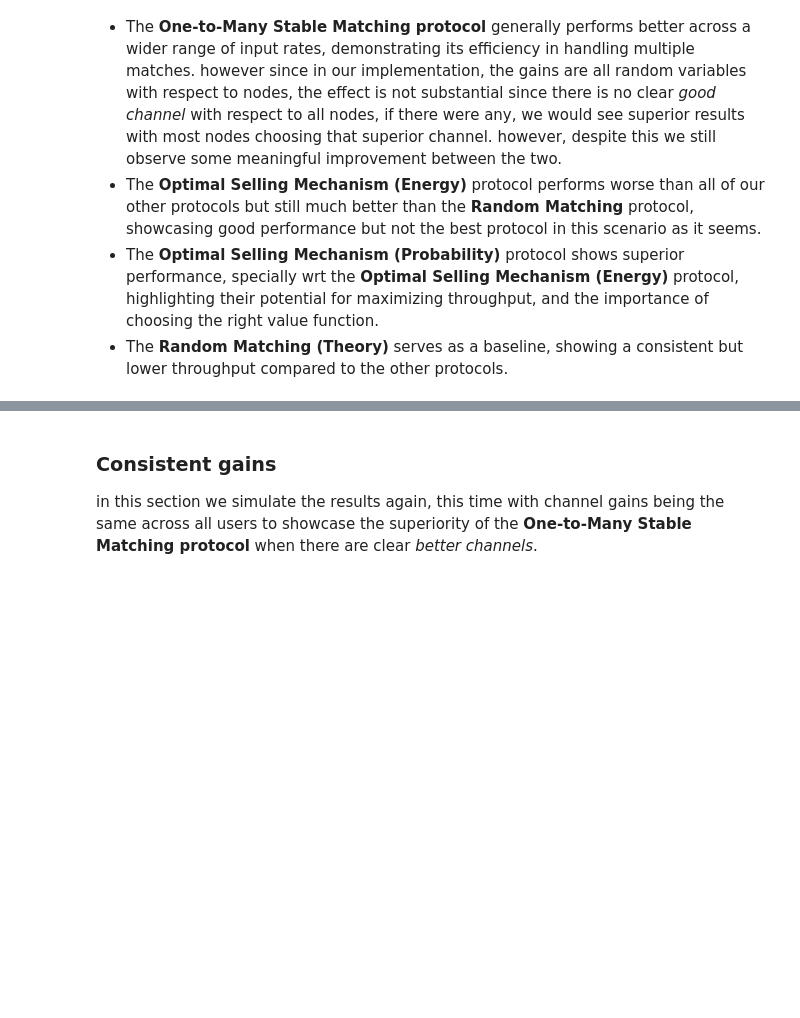
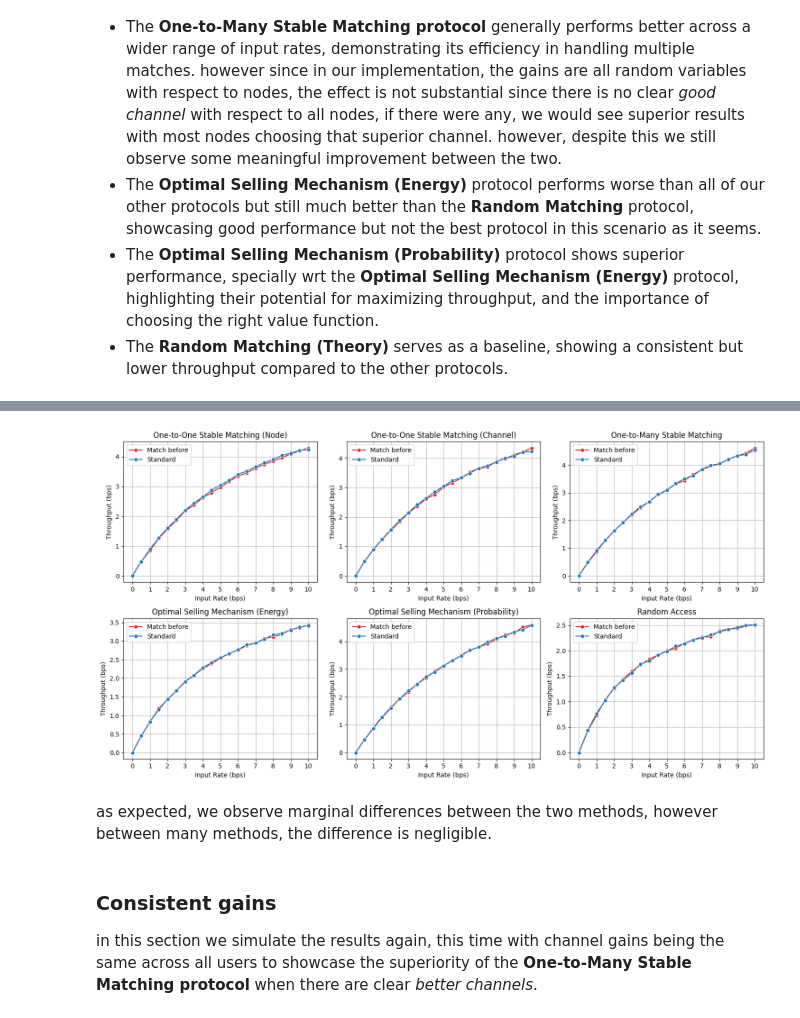
Before and after one commit to Theborna/Game-Theory-Course-Project, a Jupyter notebook: Project.ipynb, the cells around one changed output, grey strips where cells are left out. Cells and saved outputs as stored; diff of their text form; code cells hidden in the pictures; blank space fills up the shorter version.

```diff
--- a/Project.ipynb
+++ b/Project.ipynb
@@ -153,3 +160,54 @@ The results indicate the following observations:
+# %%
+import protocols
+from components import Network
+
+num_nodes = 10
+network = Network(num_nodes=num_nodes, match_before=True)
+input_rates = [i * 0.5 for i in range(0, 2 * num_nodes + 1)]  # from 0.5 to 10 with step of 0.5
+
+trial_length = 2400
+
+# Simulation
+one_to_one_results_node_match_before     = network.simulate(protocols.OneToOneStableMatching('node'), input_rates, trial_length=trial_length)
+one_to_one_results_channel_match_before  = network.simulate(protocols.OneToOneStableMatching('channel'), input_rates, trial_length=trial_length)
+one_to_many_results_match_before         = network.simulate(protocols.OneToManyStableMatching(3), input_rates, trial_length=trial_length)
+optimal_results_energy_match_before      = network.simulate(protocols.OptimalSellingMechanism('energy'), input_rates, trial_length=trial_length)
+optimal_results_probability_match_before = network.simulate(protocols.OptimalSellingMechanism('probability'), input_rates, trial_length=trial_length)
+random_access_results_match_before       = network.simulate(protocols.RandomAccessProtocol(), input_rates, trial_length=trial_length)
+# %%
+import matplotlib.pyplot as plt
+import seaborn as sns
+import pandas as pd
+
+df_match_before = pd.DataFrame({
+    'Input Rate': list(one_to_one_results_node_match_before.keys()) + list(one_to_one_results_channel_match_before.keys()) + list(one_to_many_results_match_before.keys()) + list(optimal_results_energy_match_before.keys()) + list(optimal_results_probability_match_before.keys()) + list(random_access_results_match_before.keys()),
+    'Throughput': list(one_to_one_results_node_match_before.values()) + list(one_to_one_results_channel_match_before.values()) + list(one_to_many_results_match_before.values()) + list(optimal_results_energy_match_before.values()) + list(optimal_results_probability_match_before.values()) + list(random_access_results_match_before.values()),
+    'Method': ['One-to-One Stable Matching (Node)']*len(one_to_one_results_node_match_before) + ['One-to-One Stable Matching (Channel)']*len(one_to_one_results_channel_match_before) + ['One-to-Many Stable Matching']*len(one_to_many_results_match_before) + ['Optimal Selling Mechanism (Energy)']*len(optimal_results_energy_match_before) + ['Optimal Selling Mechanism (Probability)']*len(optimal_results_probability_match_before) + ['Random Access']*len(random_access_results_match_before),
+})
+
+df_match_before['mode'] = 'Match before'
+df_standard = df.copy()
+df_standard['mode'] = ['Standard'] * len(df)
+
+methods = df['Method'].unique()
+fig, axes = plt.subplots(nrows=len(methods) // 3, ncols=3, figsize=(15, 8))
+
+for method, ax in zip(methods, axes.flatten()):
+    sns.lineplot(x='Input Rate', y='Throughput', data=df_match_before[df_match_before['Method'] == method], ax=ax, marker='o', errorbar=None, estimator=None, hue='mode', palette='Set1')
+    sns.lineplot(x='Input Rate', y='Throughput', data=df_standard[df_standard['Method'] == method], ax=ax, marker='o', errorbar=None, estimator=None, hue='mode')
+    ax.set_title(f'{method}')
+    ax.set_xlabel('Input Rate (bps)')
+    ax.set_ylabel('Throughput (bps)')
+    ax.grid(True)
+    ax.set_xticks(input_rates[::2])
+    ax.legend(loc='best')
+
+plt.tight_layout()
+plt.show()
+# %% [output]
+[figure, added]
+# %% [markdown]
+as expected, we observe marginal differences between the two methods, however between many methods, the difference is negligible.
 # %% [markdown]
 ### Consistent gains
 
```
Also changed, not shown: parts of 8 cells of this notebook, 9 other files.
